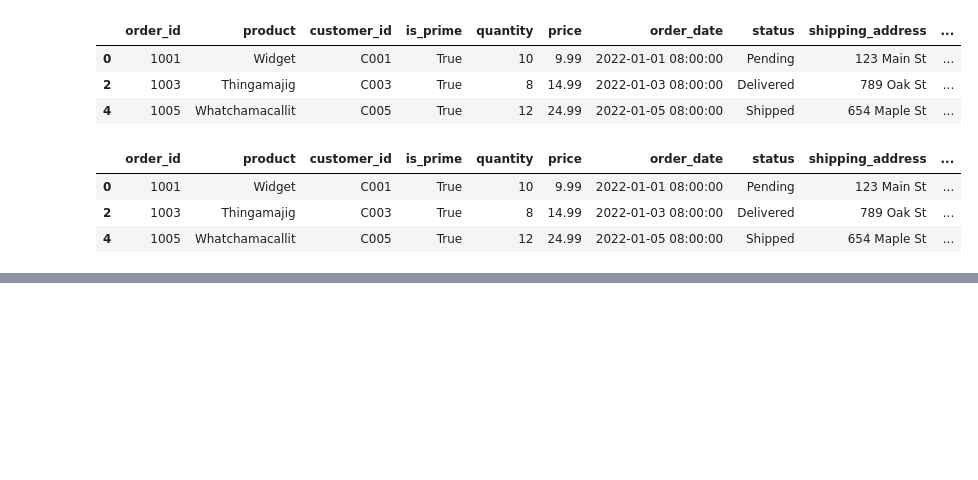
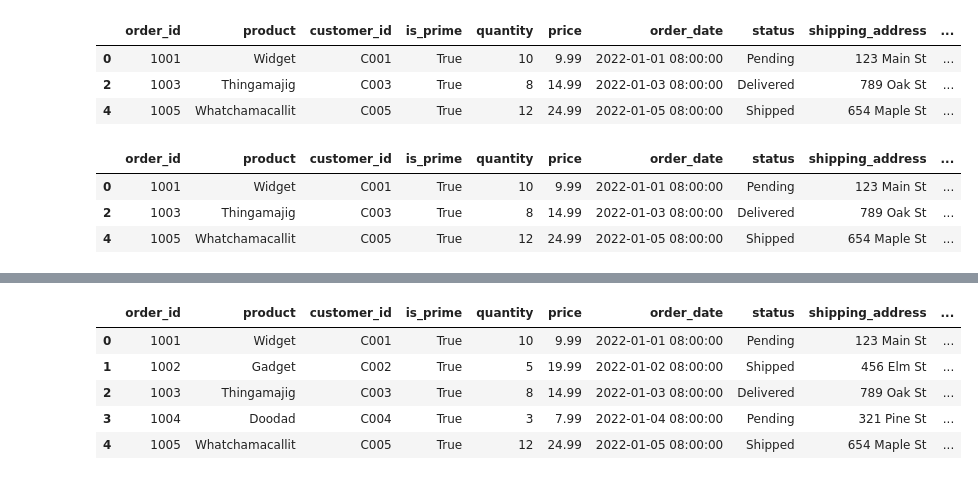
Before and after one commit to gauravrajput89/Pandas, a Jupyter notebook: working_with_columns.ipynb, the cells around one changed output, grey strips where cells are left out. Saved outputs shown, nothing was run; the diff lists cells and outputs as text; code cells hidden in the pictures; blank space fills up the shorter version.

Commit message:
Data Cleaning - Working with columns of Pandas Data Frame - Part4 https://youtu.be/OElOPfYjzq4

```diff
--- a/working_with_columns.ipynb
+++ b/working_with_columns.ipynb
@@ -326,0 +345,4 @@ selected_rows
+# %%
+# - Updating values in a specific column unconditionally
+df["payment_method"] = 'Cash'
+df
@@ -326,0 +356,11 @@ selected_rows
+# %%
+# - Updating values in multiple columns unconditionally
+df[['is_prime','payment_method']] = [True,'Cheque']
+df
+# %% [output]
+|  | order_id | product | customer_id | is_prime | quantity | price | order_date | status | shipping_address | ... |
+| 0 | 1001 | Widget | C001 | True | 10 | 9.99 | 2022-01-01 08:00:00 | Pending | 123 Main St | ... |
+| 1 | 1002 | Gadget | C002 | True | 5 | 19.99 | 2022-01-02 08:00:00 | Shipped | 456 Elm St | ... |
+| 2 | 1003 | Thingamajig | C003 | True | 8 | 14.99 | 2022-01-03 08:00:00 | Delivered | 789 Oak St | ... |
+| 3 | 1004 | Doodad | C004 | True | 3 | 7.99 | 2022-01-04 08:00:00 | Pending | 321 Pine St | ... |
+| 4 | 1005 | Whatchamacallit | C005 | True | 12 | 24.99 | 2022-01-05 08:00:00 | Shipped | 654 Maple St | ... |
```
Also changed, not shown: parts of 9 cells of this notebook.
